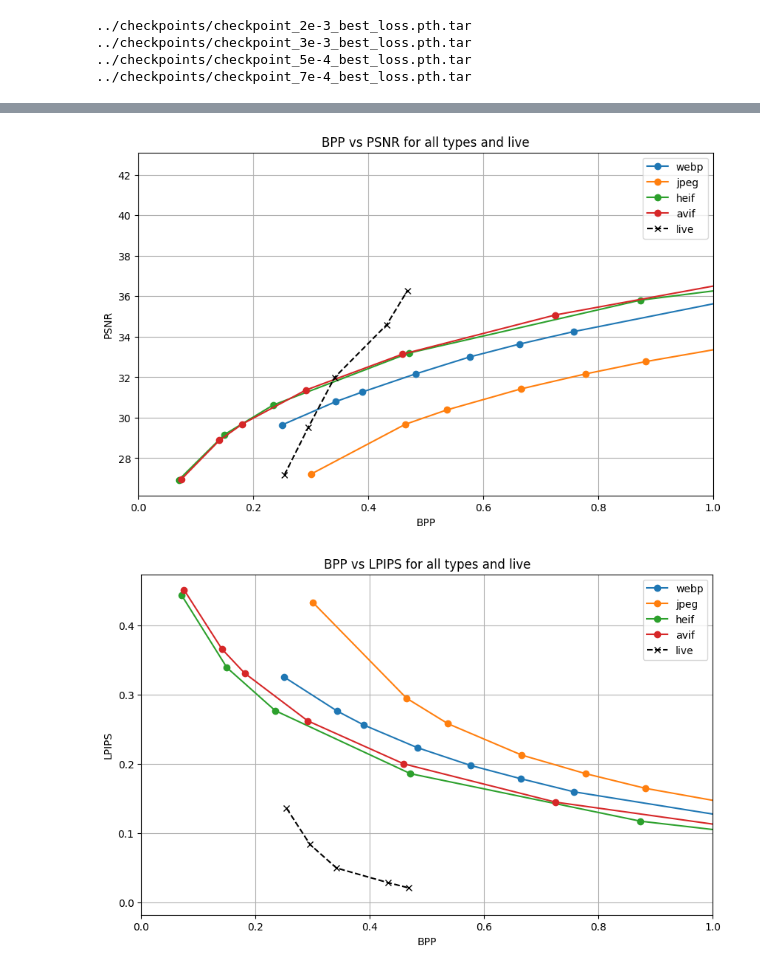
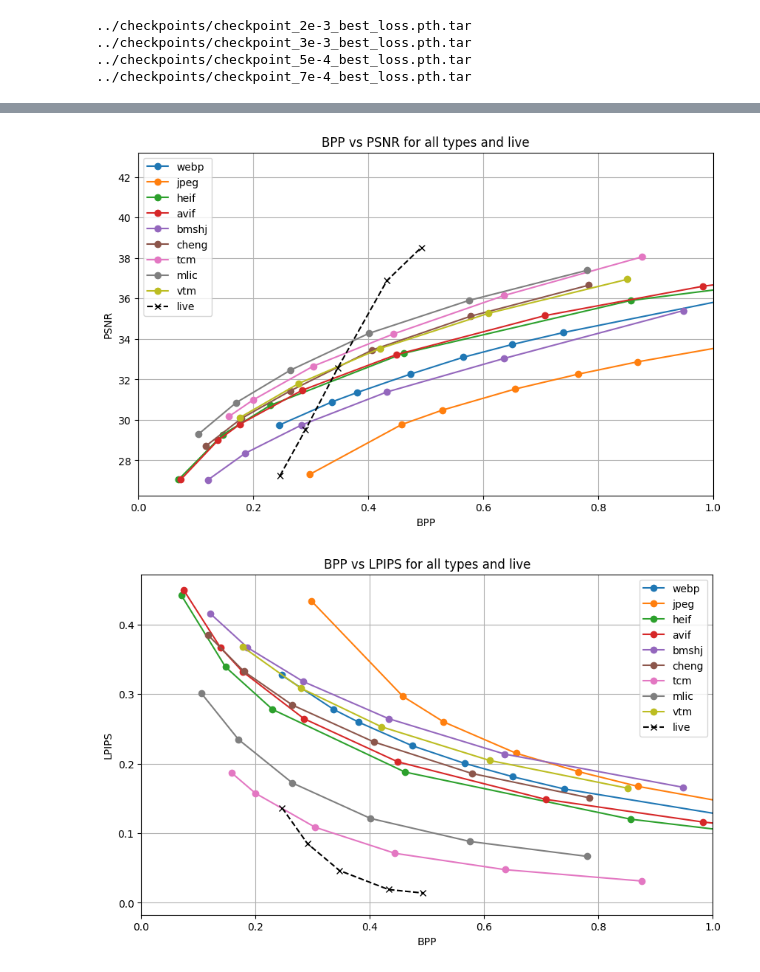
Before and after one commit to NETINT-Technologies/liveCompress, a Jupyter notebook: testing/sweep_all.ipynb, the cells around one changed output, grey strips where cells are left out. Drawn from its saved outputs; the diff is of its cells as text; code cells hidden in the pictures.

Commit message:
updates sweep_all script and includes nn testing metrics

```diff
--- a/testing/sweep_all.ipynb
+++ b/testing/sweep_all.ipynb
@@ -77,6 +83,12 @@ register_avif_opener()
 image_types = ['webp', 'jpeg', 'heif', 'avif']
 
 image_quality = [10,20, 25,35,45,55,65,80,90]
+
+compressai_qualities = ["1", "2", "3", "4", "5", "6"]
+
+TCM_lambdas = ["0.0025", "0.0035", "0.0067", "0.013", "0.025", "0.05"]
+
+vtm_qualities = ['39', '36', '33', '30', '27']
 
 #calculate metrics for reference image types and qualities
 metrics = {}
@@ -105,18 +144,15 @@ for image_type in image_types:
 # %%
 lambda_vals = ["1e-3", "2e-3", "3e-3", "5e-4", "7e-4"]
 
+from model.model import liveModel
 
-import sys
-sys.path.append('..')
-from model import newModel
-
-net = newModel(N=24, M=36).to(device)
+net = liveModel(N=24, M=36).to(device)
 
 #calculate metrics for our trained model
 metrics['live'] = {}
 for lambda_val in lambda_vals:
     metrics['live'][lambda_val] = []
-    net = newModel(N=24,M=36).to(device)
+    net = liveModel(N=24,M=36).to(device)
     checkpoint = "checkpoint_"+lambda_val+"_best_loss.pth.tar"
     checkpoint_path = os.path.join(checkpoints_dir, checkpoint)
     print(checkpoint_path)
@@ -255,36 +289,66 @@ Average decompression_time for webp with quality 20: 0.0003715356190999349
 # %%
-# Plot BPP vs PSNR for all types and 'live'
+# Plot BPP vs PSNR for all types
 import matplotlib.pyplot as plt
 plt.figure(figsize=(10, 6))
 
+#add traditional formats to the plot
 for image_type in image_types:
     bpp_values = []
     psnr_values = []
     for quality in image_quality:
         bpp_values.append(average_metrics['bpp'][image_type][quality])
         psnr_values.append(average_metrics['psnr'][image_type][quality])
 
     plt.plot(bpp_values, psnr_values, marker='o', label=image_type)
+
+# Plot each CompressAI and other NN model
+for model_key in ['bmshj', 'cheng', 'tcm', 'mlic', 'vtm']:
+    if model_key in metrics:  # Only plot models that have metrics
+        bpp_values = []
+        psnr_values = []
+        if model_key != 'tcm' and model_key != 'vtm':
+            for quality in compressai_qualities:
+                bpp_values.append(average_metrics['bpp'][model_key][quality])
+                psnr_values.append(average_metrics['psnr'][model_key][quality])
+        elif model_key == 'tcm':
+            for quality in TCM_lambdas:
+                bpp_values.append(average_metrics['bpp'][model_key][quality])
+                psnr_values.append(average_metrics['psnr'][model_key][quality])
+        elif model_key == 'vtm':
+            for quality in vtm_qualities:
+                bpp_values.append(average_metrics['bpp'][model_key][quality])
+                psnr_values.append(average_metrics['psnr'][model_key][quality])
+        else:
+            continue
+
+        # Sort by bpp for better curve visualization
+        sorted_metrics = sorted(zip(bpp_values, psnr_values), key=lambda x: x[0])
+        bpp_values_sorted, psnr_values_sorted = zip(*sorted_metrics)
+
+        plt.plot(bpp_values_sorted, psnr_values_sorted,
+                linestyle='solid',
+                label=f'{model_key}',
+                marker = 'o')
 
 
 # Add 'live' type to the plot
 bpp_values_live = [average_metrics['bpp']['live'][lambda_val] for lambda_val in lambda_vals]
 psnr_values_live = [average_metrics['psnr']['live'][lambda_val] for lambda_val in lambda_vals]
 
 # Sort the live values by bpp
 sorted_live_metrics = sorted(zip(bpp_values_live, psnr_values_live), key=lambda x: x[0])
 bpp_values_live_sorted, psnr_values_live_sorted = zip(*sorted_live_metrics)
 
 plt.plot(bpp_values_live_sorted, psnr_values_live_sorted, marker='x', linestyle='--', color='black', label='live')
 plt.xlim(0, 1)
 plt.xlabel('BPP')
 plt.ylabel('PSNR')
 plt.title('BPP vs PSNR for all types and live')
 plt.legend()
 plt.grid(True)
 plt.show()
 # %% [output]
-[figure, old version]
+[figure, new version]
 # %%
 # Plot BPP vs LPIPS for all types and 'live'
 plt.figure(figsize=(10, 6))
@@ -297,6 +361,35 @@ for image_type in image_types:
         lpips_values.append(average_metrics['lpips'][image_type][quality])
 
     plt.plot(bpp_values, lpips_values, marker='o', label=image_type)
+
+# Plot each CompressAI and other NN model
+for model_key in ['bmshj', 'cheng', 'tcm', 'mlic', 'vtm']:
+    if model_key in metrics:  # Only plot models that have metrics
+        bpp_values = []
+        lpips_values = []
+        if model_key != 'tcm' and model_key != 'vtm':
+            for quality in compressai_qualities:
+                bpp_values.append(average_metrics['bpp'][model_key][quality])
+                lpips_values.append(average_metrics['lpips'][model_key][quality])
+        elif model_key == 'tcm':
+            for quality in TCM_lambdas:
+                bpp_values.append(average_metrics['bpp'][model_key][quality])
+                lpips_values.append(average_metrics['lpips'][model_key][quality])
+        elif model_key == 'vtm':
+            for quality in vtm_qualities:
+                bpp_values.append(average_metrics['bpp'][model_key][quality])
+                lpips_values.append(average_metrics['lpips'][model_key][quality])
+        else:
+            continue
+
+        # Sort by bpp for better curve visualization
+        sorted_metrics = sorted(zip(bpp_values, lpips_values), key=lambda x: x[0])
+        bpp_values_sorted, lpips_values_sorted = zip(*sorted_metrics)
+
+        plt.plot(bpp_values_sorted, lpips_values_sorted,
+                marker='o',
+                linestyle='solid',
+                label=f'{model_key}')
 
 # Add 'live' type to the plot
 bpp_values_live = [average_metrics['bpp']['live'][lambda_val] for lambda_val in lambda_vals]
@@ -315,5 +408,5 @@ plt.legend()
 plt.grid(True)
 plt.show()
 # %% [output]
-[figure, old version]
+[figure, new version]
 # %%
```
Also changed, not shown: parts of 10 cells of this notebook, 5 other files.
